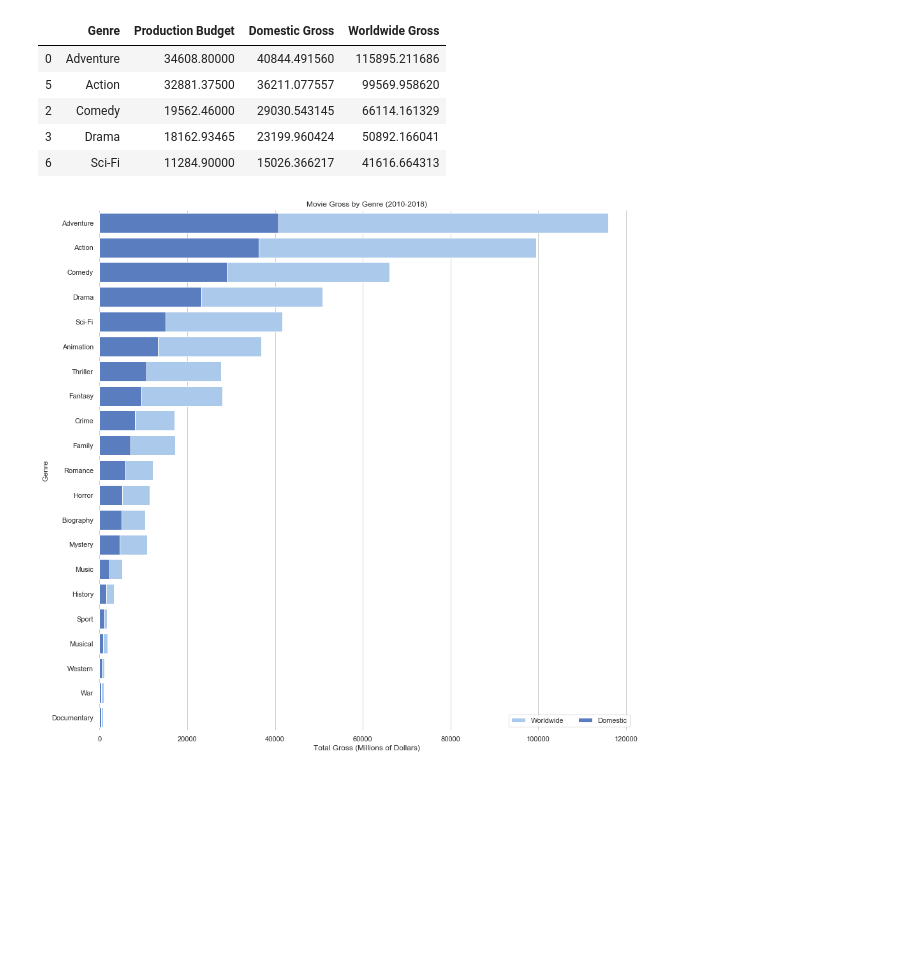
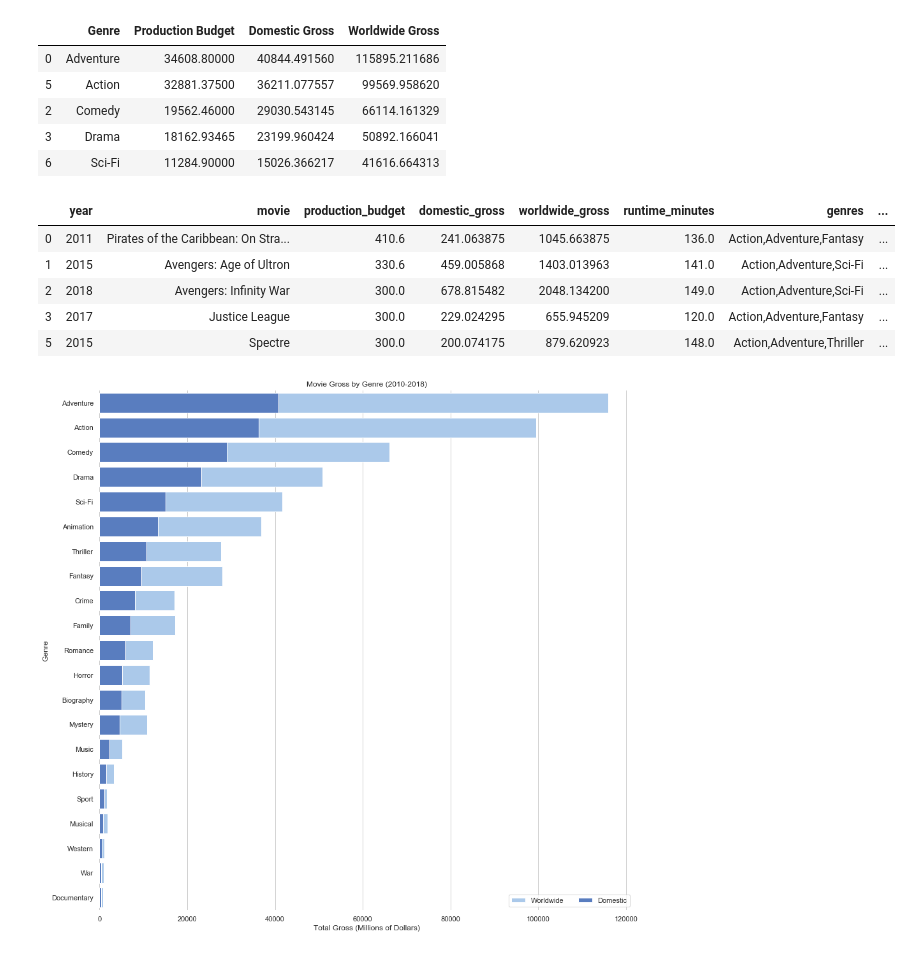
Before and after one commit to rachelbeery/Mod-1-Project, a Jupyter notebook: Module 1 Project Index.ipynb, the cells around one changed output. Cells and saved outputs as stored; diff of their text form; code cells hidden in the pictures; blank space fills up the shorter version.

```diff
--- a/Module 1 Project Index.ipynb
+++ b/Module 1 Project Index.ipynb
@@ -31,10 +31,10 @@ import plotly.express as px
 # %%
 #Import data from imdb, tmdb, and tn
 pd.set_option("display.max_rows", None, "display.max_columns", None)
-imdb_title_basics = pd.read_csv(r"C:\Users\rache\OneDrive\Documents\FlatIron\Mod 1 Project\Correct Path\Mod-1-Project\zippedData\imdb.title.basics.csv.gz")
-imdb_title_ratings = pd.read_csv(r"C:\Users\rache\OneDrive\Documents\FlatIron\Mod 1 Project\Correct Path\Mod-1-Project\zippedData\imdb.title.ratings.csv.gz")
-tmdb_movies = pd.read_csv(r"C:\Users\rache\OneDrive\Documents\FlatIron\Mod 1 Project\Correct Path\Mod-1-Project\zippedData\tmdb.movies.csv.gz")
-tn_movie_budgets = pd.read_csv(r"C:\Users\rache\OneDrive\Documents\FlatIron\Mod 1 Project\Correct Path\Mod-1-Project\zippedData\tn.movie_budgets.csv.gz")
+imdb_title_basics = pd.read_csv(r"zippedData\imdb.title.basics.csv.gz")
+imdb_title_ratings = pd.read_csv(r"zippedData\imdb.title.ratings.csv.gz")
+tmdb_movies = pd.read_csv(r"zippedData\tmdb.movies.csv.gz")
+tn_movie_budgets = pd.read_csv(r"zippedData\tn.movie_budgets.csv.gz")
 # %%
 display(imdb_title_basics.head(10))
 # %% [output]
@@ -263,6 +290,15 @@ display(grosses.head())
 | 2 | Comedy | 19562.46000 | 29030.543145 | 66114.161329 |
 | 3 | Drama | 18162.93465 | 23199.960424 | 50892.166041 |
 | 6 | Sci-Fi | 11284.90000 | 15026.366217 | 41616.664313 |
+# %%
+movies.head()
+# %% [output]
+|  | year | movie | production_budget | domestic_gross | worldwide_gross | runtime_minutes | genres | ... |
+| 0 | 2011 | Pirates of the Caribbean: On Stra... | 410.6 | 241.063875 | 1045.663875 | 136.0 | Action,Adventure,Fantasy | ... |
+| 1 | 2015 | Avengers: Age of Ultron | 330.6 | 459.005868 | 1403.013963 | 141.0 | Action,Adventure,Sci-Fi | ... |
+| 2 | 2018 | Avengers: Infinity War | 300.0 | 678.815482 | 2048.134200 | 149.0 | Action,Adventure,Sci-Fi | ... |
+| 3 | 2017 | Justice League | 300.0 | 229.024295 | 655.945209 | 120.0 | Action,Adventure,Fantasy | ... |
+| 5 | 2015 | Spectre | 300.0 | 200.074175 | 879.620923 | 148.0 | Action,Adventure,Thriller | ... |
 # %%
 #Create a horizontal barplot of domestic and worldwide gross by genre
 sns.set(style="whitegrid")
```
Also changed, not shown: parts of 8 cells of this notebook.
